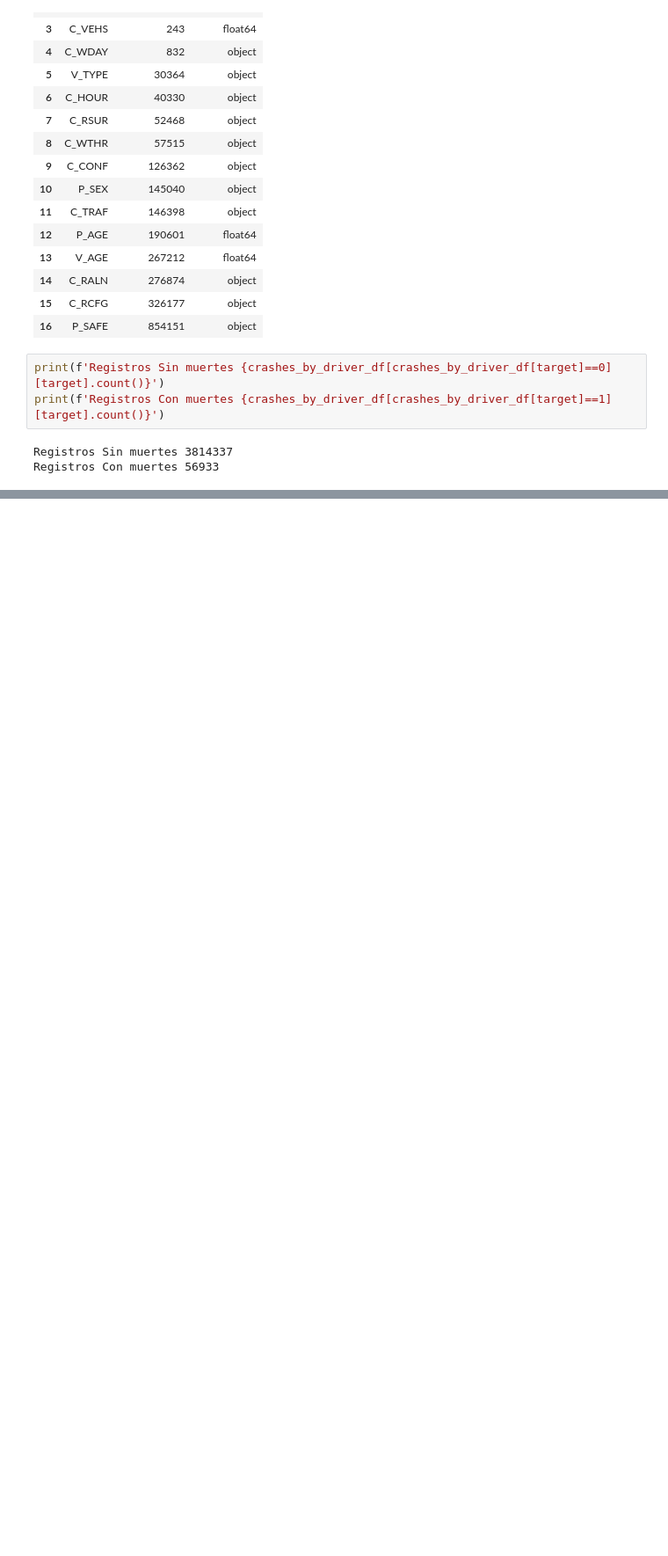
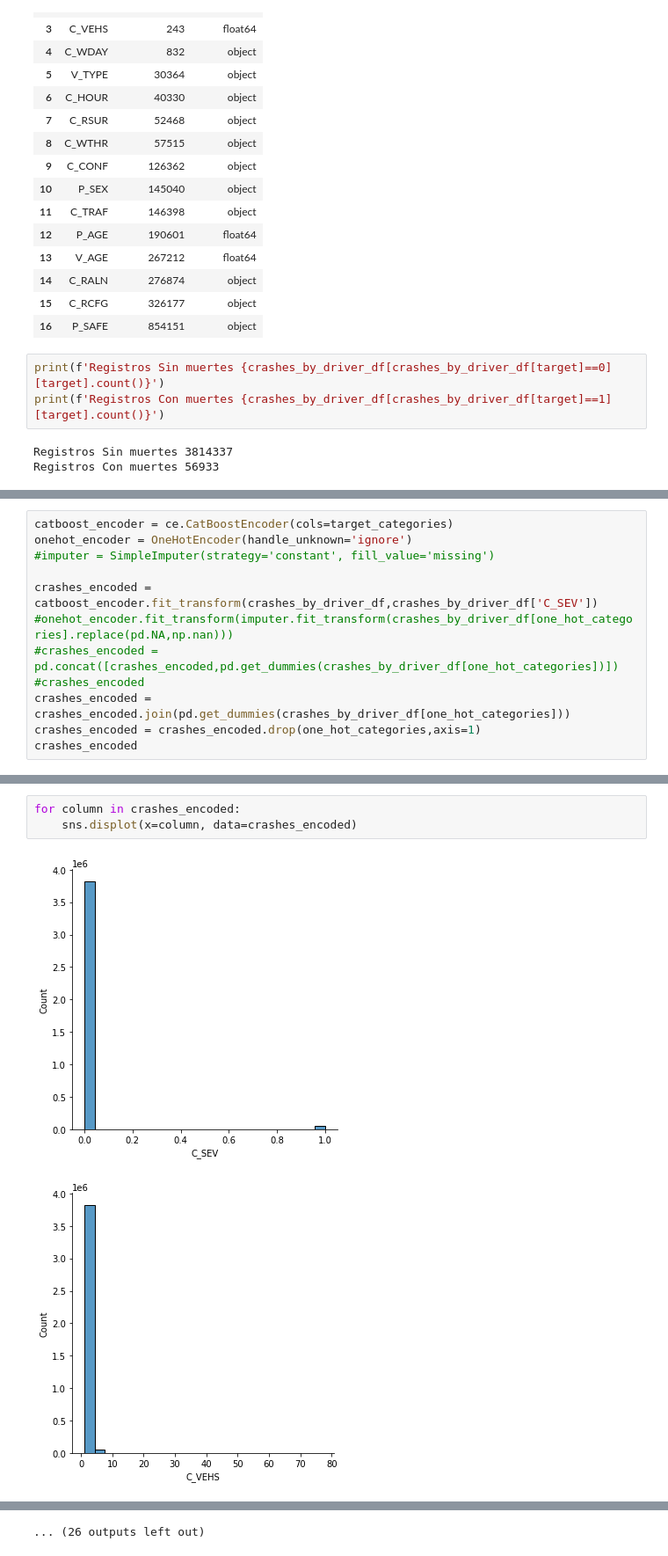
Before and after one commit to Randy03/cunef_ml_canadian_crash, a Jupyter notebook: notebooks/EDA_C_SEV.ipynb, the cells around one changed output, grey strips where cells are left out. Shown at 88% size. Saved outputs shown, nothing was run; the diff lists cells and outputs as text; blank space fills up the shorter version.

```diff
--- a/notebooks/EDA_C_SEV.ipynb
+++ b/notebooks/EDA_C_SEV.ipynb
@@ -215,0 +231,12 @@ profile.to_file("./eda_output/output_csev.html")
+# %%
+catboost_encoder = ce.CatBoostEncoder(cols=target_categories)
+onehot_encoder = OneHotEncoder(handle_unknown='ignore')
+#imputer = SimpleImputer(strategy='constant', fill_value='missing')
+
+crashes_encoded = catboost_encoder.fit_transform(crashes_by_driver_df,crashes_by_driver_df['C_SEV'])
+#onehot_encoder.fit_transform(imputer.fit_transform(crashes_by_driver_df[one_hot_categories].replace(pd.NA,np.nan)))
+#crashes_encoded = pd.concat([crashes_encoded,pd.get_dummies(crashes_by_driver_df[one_hot_categories])])
+#crashes_encoded
+crashes_encoded = crashes_encoded.join(pd.get_dummies(crashes_by_driver_df[one_hot_categories]))
+crashes_encoded = crashes_encoded.drop(one_hot_categories,axis=1)
+crashes_encoded
@@ -215,0 +280,6 @@ profile.to_file("./eda_output/output_csev.html")
+# %%
+for column in crashes_encoded:
+    sns.displot(x=column, data=crashes_encoded)
+# %% [output]
+[figure, added]
+[figure, added]
@@ -215,0 +296 @@ profile.to_file("./eda_output/output_csev.html")
+... (26 outputs left out)
```
Also changed, not shown: parts of 35 cells of this notebook.
